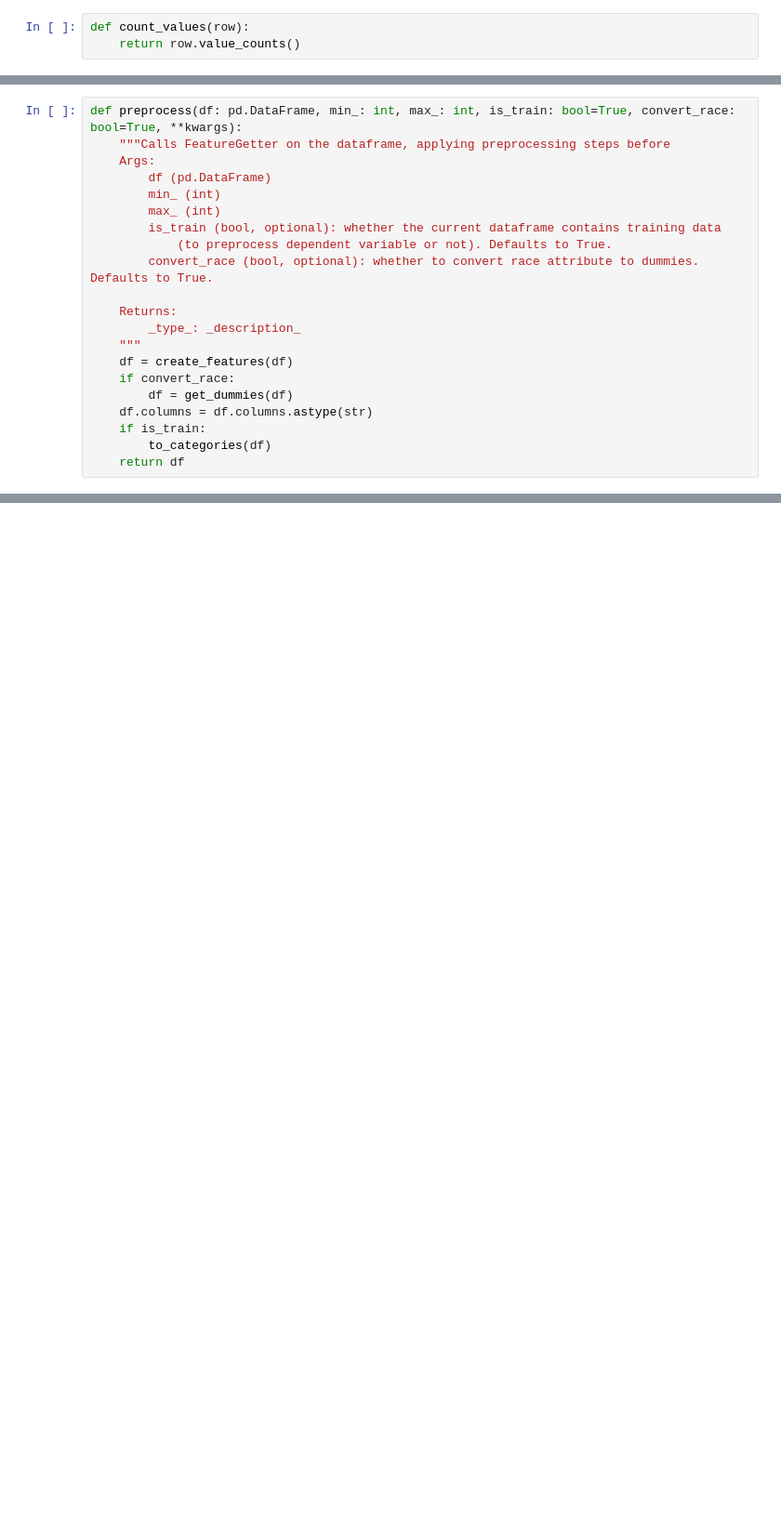
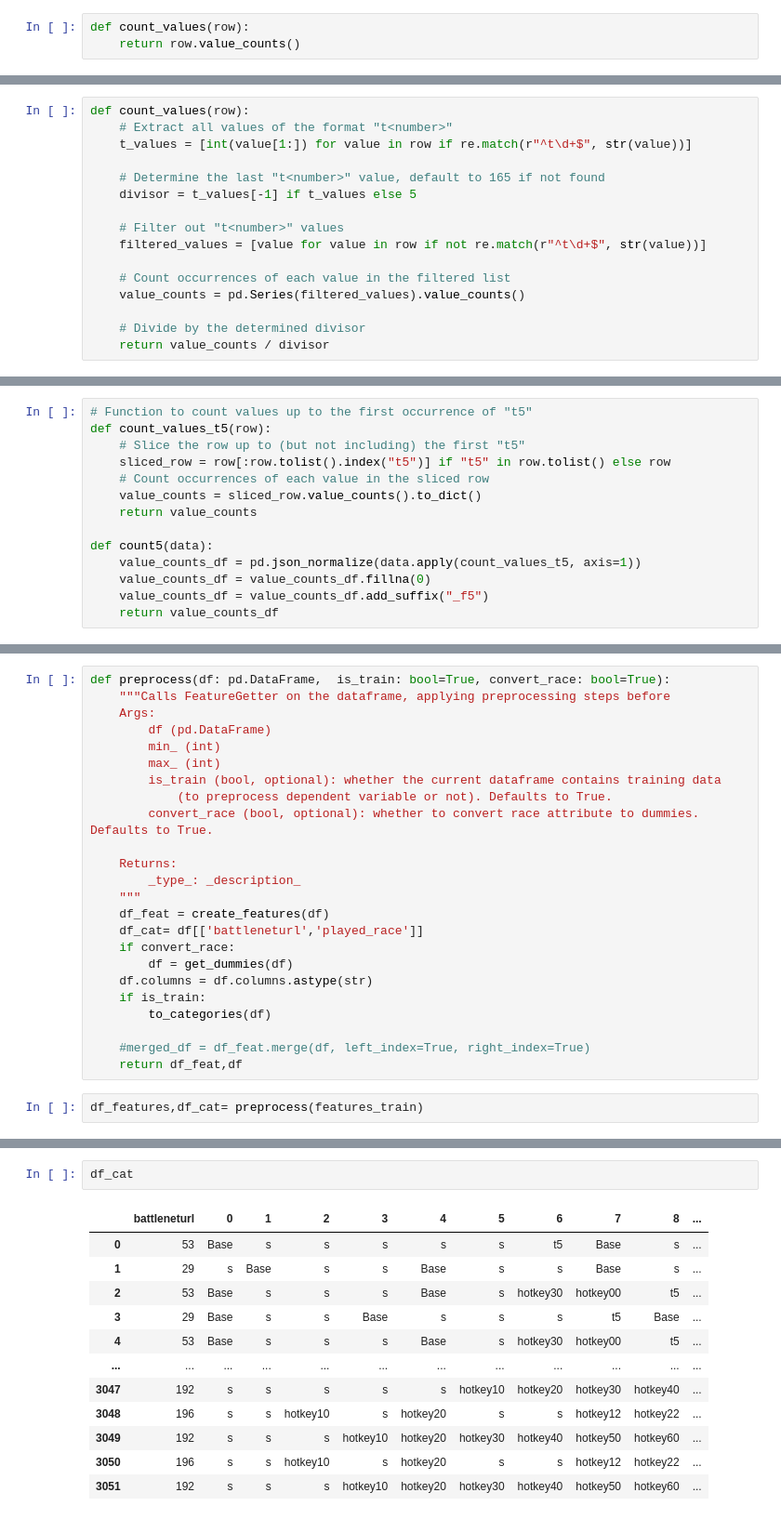
Before and after one commit to sofialtman/OT02---Data-Mining, a Jupyter notebook: features-creation.ipynb, the cells around one changed output, grey strips where cells are left out. Shown at 93% size. Drawn from its saved outputs; the diff is of its cells as text; blank space fills up the shorter version.

```diff
--- a/features-creation.ipynb
+++ b/features-creation.ipynb
@@ -207,0 +206,16 @@ Length: 3044, dtype: float64
+# %%
+def count_values(row):
+    # Extract all values of the format "t<number>"
+    t_values = [int(value[1:]) for value in row if re.match(r"^t\d+$", str(value))]
+
+    # Determine the last "t<number>" value, default to 165 if not found
+    divisor = t_values[-1] if t_values else 5
+
+    # Filter out "t<number>" values
+    filtered_values = [value for value in row if not re.match(r"^t\d+$", str(value))]
+
+    # Count occurrences of each value in the filtered list
+    value_counts = pd.Series(filtered_values).value_counts()
+
+    # Divide by the determined divisor
+    return value_counts / divisor
@@ -207,0 +224,14 @@ Length: 3044, dtype: float64
+# %%
+# Function to count values up to the first occurrence of "t5"
+def count_values_t5(row):
+    # Slice the row up to (but not including) the first "t5"
+    sliced_row = row[:row.tolist().index("t5")] if "t5" in row.tolist() else row
+    # Count occurrences of each value in the sliced row
+    value_counts = sliced_row.value_counts().to_dict()
+    return value_counts
+
+def count5(data):
+    value_counts_df = pd.json_normalize(data.apply(count_values_t5, axis=1))
+    value_counts_df = value_counts_df.fillna(0)
+    value_counts_df = value_counts_df.add_suffix("_f5")
+    return value_counts_df
@@ -230,5 +309,5 @@ def create_features(dataset):
 # %%
-def preprocess(df: pd.DataFrame, min_: int, max_: int, is_train: bool=True, convert_race: bool=True, **kwargs):
+def preprocess(df: pd.DataFrame,  is_train: bool=True, convert_race: bool=True):
     """Calls FeatureGetter on the dataframe, applying preprocessing steps before
     Args:
         df (pd.DataFrame)
@@ -241,10 +320,15 @@ def preprocess(df: pd.DataFrame, min_: int, max_: int, is_train: bool=True, conv
     Returns:
         _type_: _description_
     """
-    df = create_features(df)
+    df_feat = create_features(df)
+    df_cat= df[['battleneturl','played_race']]
     if convert_race:
         df = get_dummies(df)
     df.columns = df.columns.astype(str)
     if is_train:
         to_categories(df)
-    return df
+
+    #merged_df = df_feat.merge(df, left_index=True, right_index=True)
+    return df_feat,df
+# %%
+df_features,df_cat= preprocess(features_train)
@@ -250,0 +377,15 @@ def preprocess(df: pd.DataFrame, min_: int, max_: int, is_train: bool=True, conv
+# %%
+df_cat
+# %% [output]
+|  | battleneturl | 0 | 1 | 2 | 3 | 4 | 5 | 6 | 7 | 8 | ... |
+| 0 | 53 | Base | s | s | s | s | s | t5 | Base | s | ... |
+| 1 | 29 | s | Base | s | s | Base | s | s | Base | s | ... |
+| 2 | 53 | Base | s | s | s | Base | s | hotkey30 | hotkey00 | t5 | ... |
+| 3 | 29 | Base | s | s | Base | s | s | s | t5 | Base | ... |
+| 4 | 53 | Base | s | s | s | Base | s | hotkey30 | hotkey00 | t5 | ... |
+| ... | ... | ... | ... | ... | ... | ... | ... | ... | ... | ... | ... |
+| 3047 | 192 | s | s | s | s | s | hotkey10 | hotkey20 | hotkey30 | hotkey40 | ... |
+| 3048 | 196 | s | s | hotkey10 | s | hotkey20 | s | s | hotkey12 | hotkey22 | ... |
+| 3049 | 192 | s | s | s | hotkey10 | hotkey20 | hotkey30 | hotkey40 | hotkey50 | hotkey60 | ... |
+| 3050 | 196 | s | s | hotkey10 | s | hotkey20 | s | s | hotkey12 | hotkey22 | ... |
+| 3051 | 192 | s | s | s | hotkey10 | hotkey20 | hotkey30 | hotkey40 | hotkey50 | hotkey60 | ... |
```
Also changed, not shown: parts of 19 cells of this notebook.
